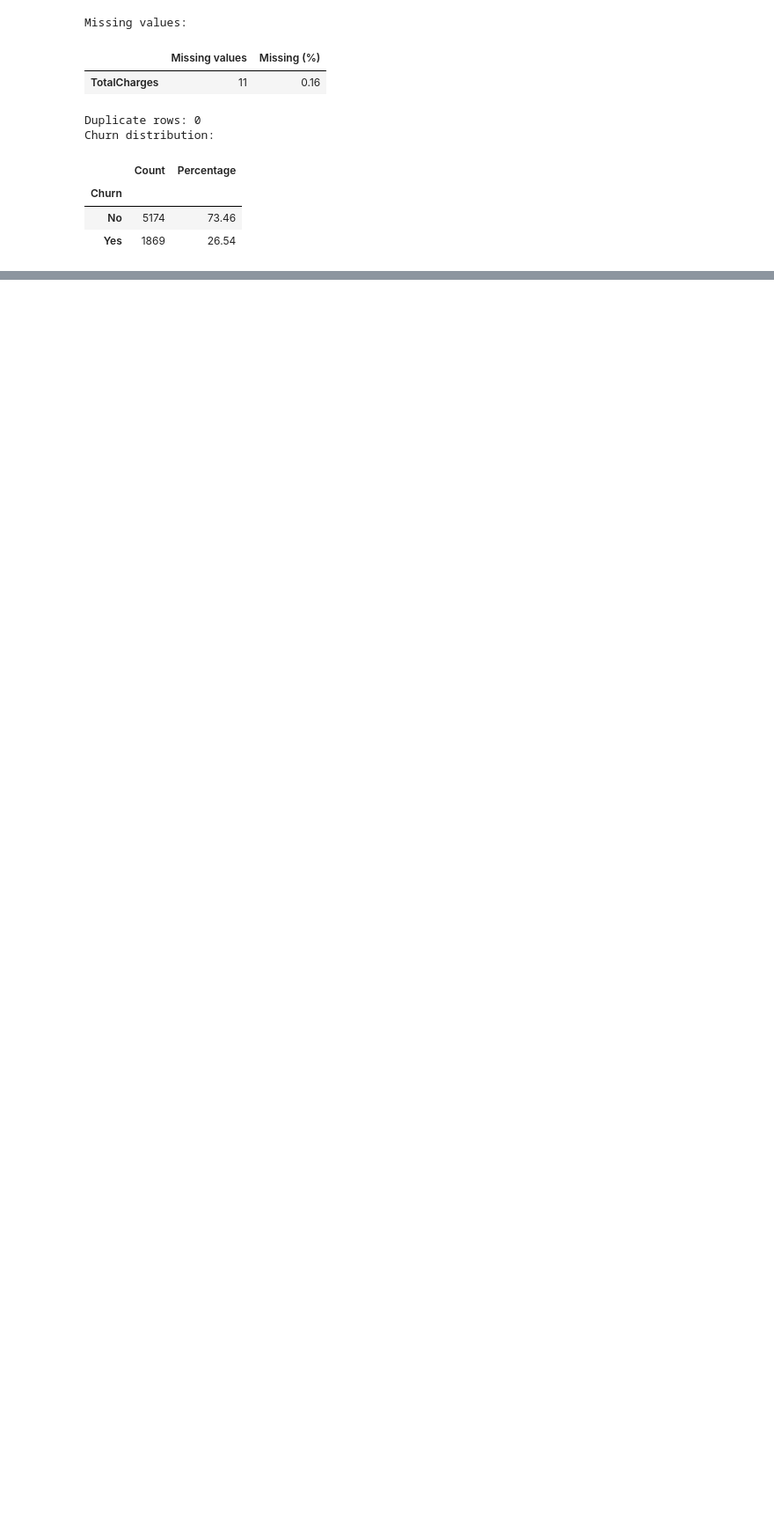
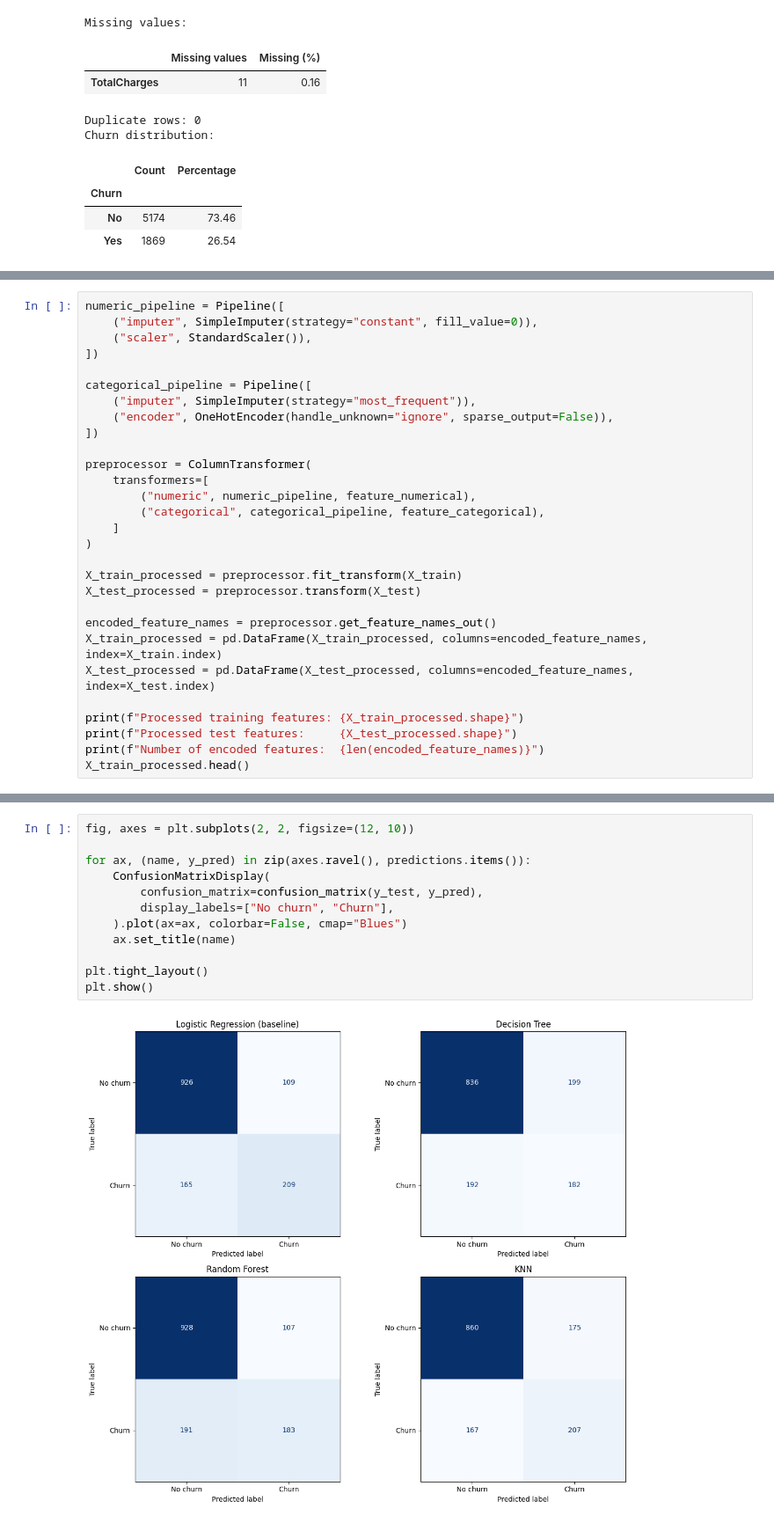
Before and after one commit to Mohammad1s/CCP-Project, a Jupyter notebook: Model.ipynb, the cells around one changed output, grey strips where cells are left out. Shown at 88% size. Cells and saved outputs as stored; diff of their text form; blank space fills up the shorter version.

```diff
--- a/Model.ipynb
+++ b/Model.ipynb
@@ -157,0 +221,29 @@ plt.show()
+# %%
+numeric_pipeline = Pipeline([
+    ("imputer", SimpleImputer(strategy="constant", fill_value=0)),
+    ("scaler", StandardScaler()),
+])
+
+categorical_pipeline = Pipeline([
+    ("imputer", SimpleImputer(strategy="most_frequent")),
+    ("encoder", OneHotEncoder(handle_unknown="ignore", sparse_output=False)),
+])
+
+preprocessor = ColumnTransformer(
+    transformers=[
+        ("numeric", numeric_pipeline, feature_numerical),
+        ("categorical", categorical_pipeline, feature_categorical),
+    ]
+)
+
+X_train_processed = preprocessor.fit_transform(X_train)
+X_test_processed = preprocessor.transform(X_test)
+
+encoded_feature_names = preprocessor.get_feature_names_out()
+X_train_processed = pd.DataFrame(X_train_processed, columns=encoded_feature_names, index=X_train.index)
+X_test_processed = pd.DataFrame(X_test_processed, columns=encoded_feature_names, index=X_test.index)
+
+print(f"Processed training features: {X_train_processed.shape}")
+print(f"Processed test features:     {X_test_processed.shape}")
+print(f"Number of encoded features:  {len(encoded_feature_names)}")
+X_train_processed.head()
@@ -157,0 +306,14 @@ plt.show()
+# %%
+fig, axes = plt.subplots(2, 2, figsize=(12, 10))
+
+for ax, (name, y_pred) in zip(axes.ravel(), predictions.items()):
+    ConfusionMatrixDisplay(
+        confusion_matrix=confusion_matrix(y_test, y_pred),
+        display_labels=["No churn", "Churn"],
+    ).plot(ax=ax, colorbar=False, cmap="Blues")
+    ax.set_title(name)
+
+plt.tight_layout()
+plt.show()
+# %% [output]
+[figure, added]
```
Also changed, not shown: parts of 10 cells of this notebook, 1 other file.
